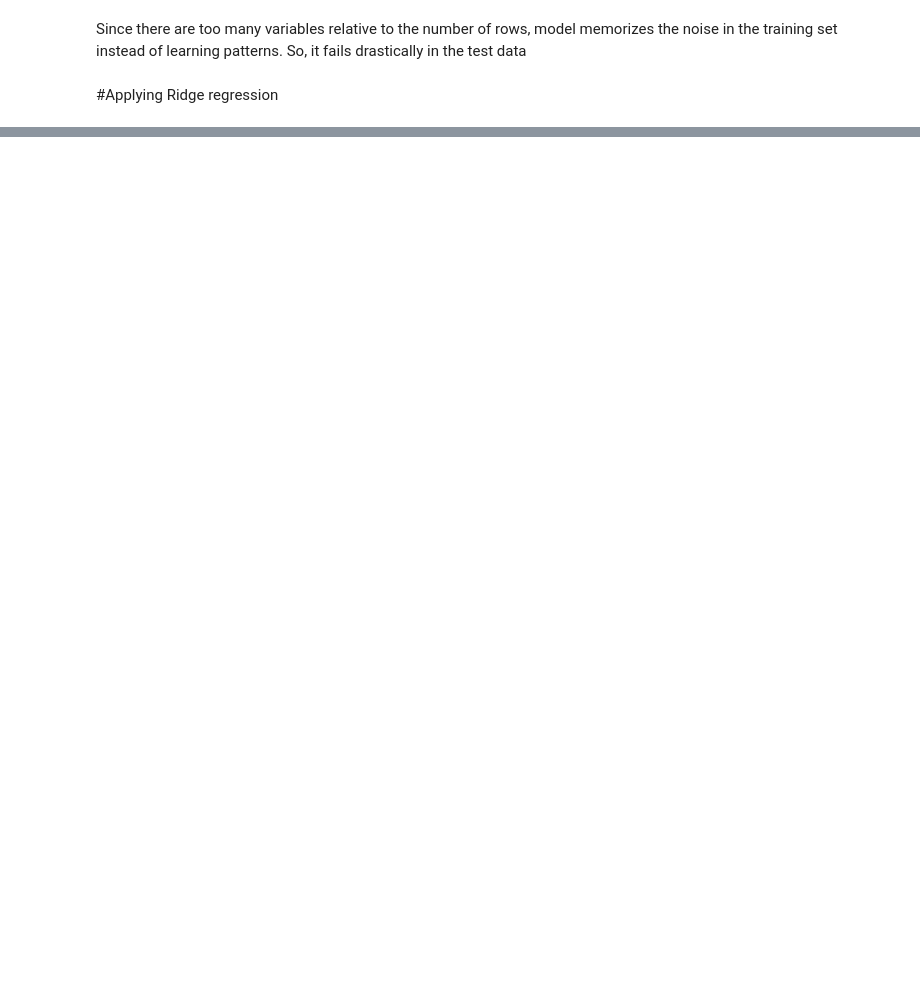
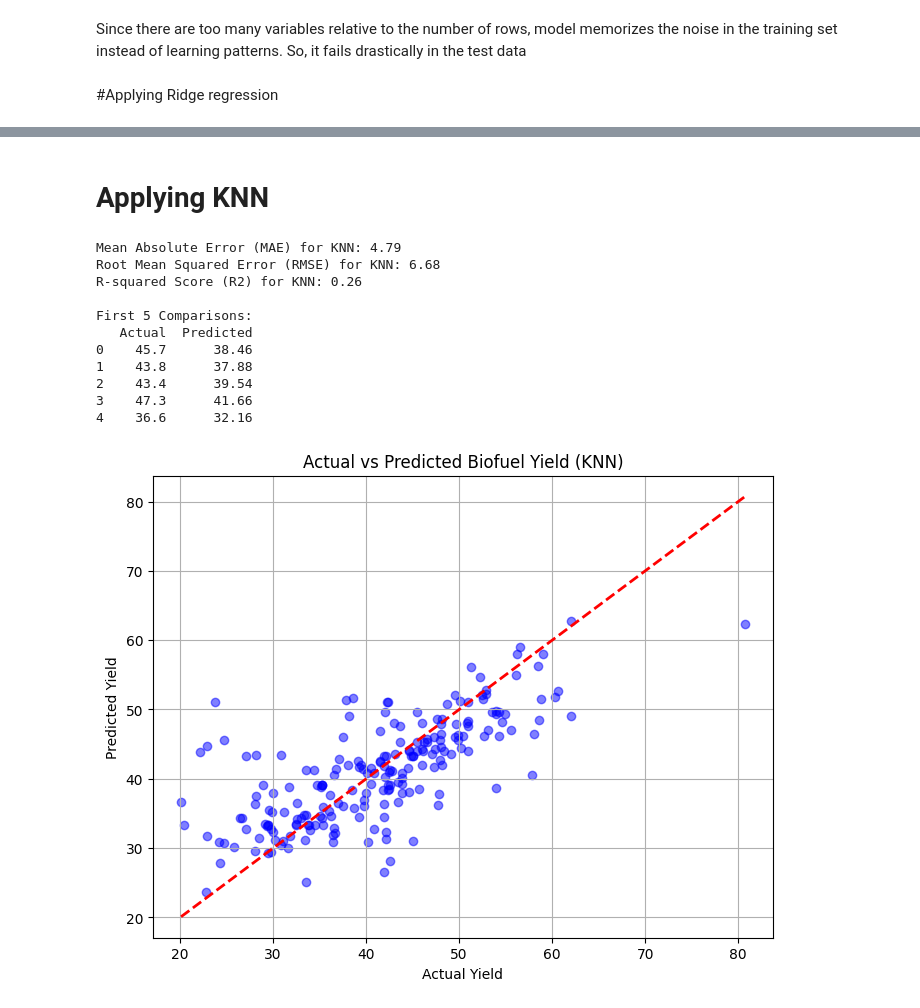
Before and after one commit to 17m301/BioFuel_YieldPrediction, a Jupyter notebook: Model.ipynb, the cells around one changed output, grey strips where cells are left out. Cells and saved outputs as stored; diff of their text form; code cells hidden in the pictures; blank space fills up the shorter version.

```diff
--- a/Model.ipynb
+++ b/Model.ipynb
@@ -510,0 +481,26 @@ First 5 Comparisons:
+# %% [markdown]
+# Applying KNN
+# %%
+from sklearn.neighbors import KNeighborsRegressor
+from sklearn.metrics import accuracy_score
+
+KNN=KNeighborsRegressor(n_neighbors=5)
+KNN.fit(x_train_scaled,y_train)
+y_pred_knn=KNN.predict(x_test_scaled)
+
+
+
+plotresult(y_pred_knn,'KNN')
+# %% [output]
+Mean Absolute Error (MAE) for KNN: 4.79
+Root Mean Squared Error (RMSE) for KNN: 6.68
+R-squared Score (R2) for KNN: 0.26
+
+First 5 Comparisons:
+   Actual  Predicted
+0    45.7      38.46
+1    43.8      37.88
+2    43.4      39.54
+3    47.3      41.66
+4    36.6      32.16
+[figure, added]
```
Also changed, not shown: parts of 4 cells of this notebook.
